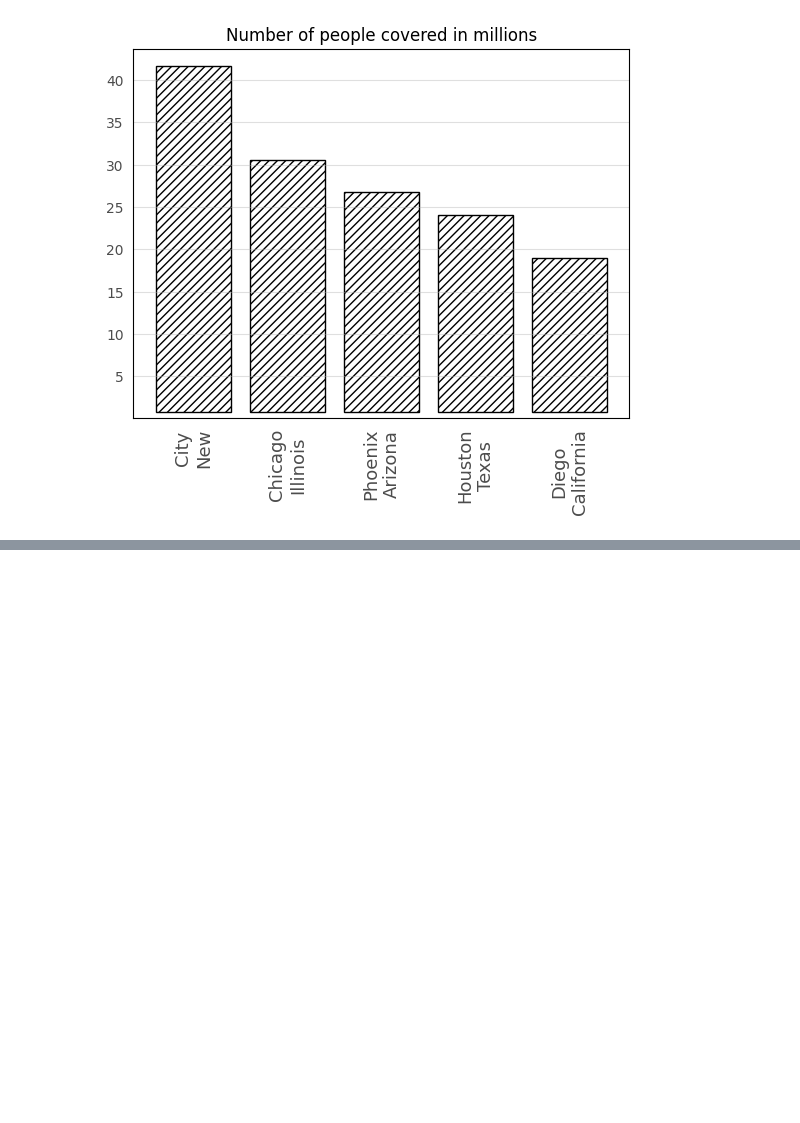
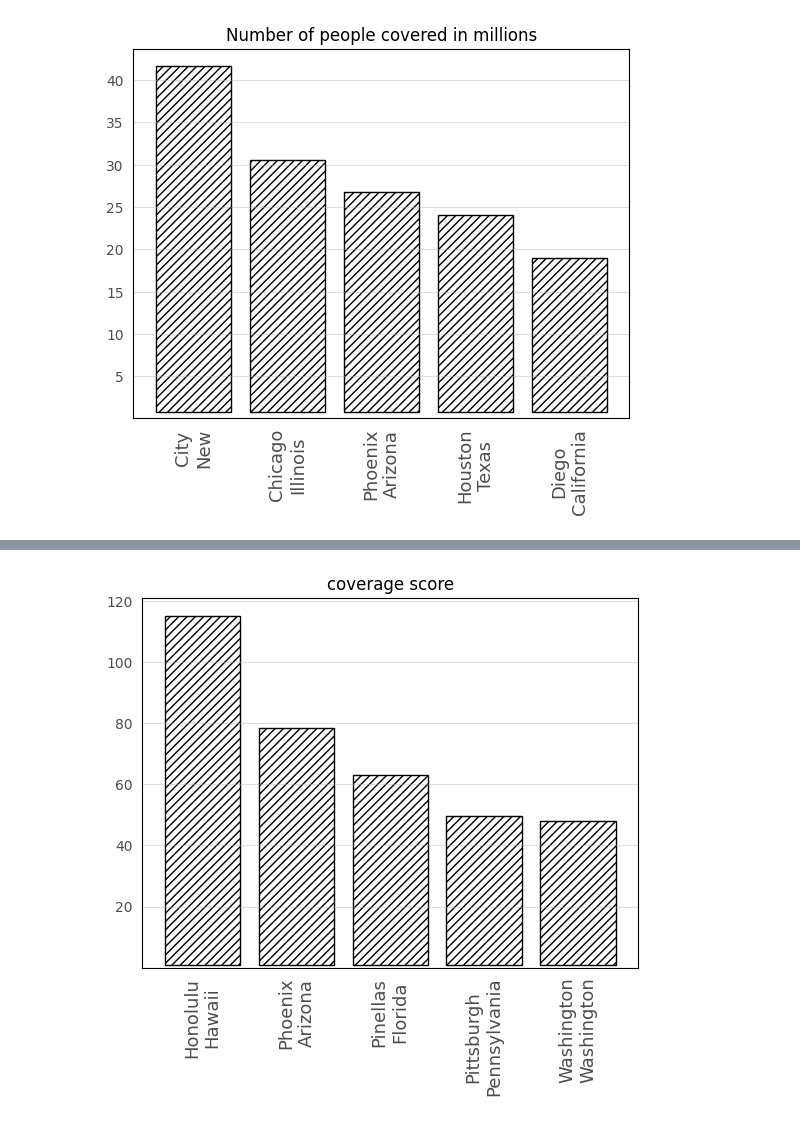
Before and after one commit to lauris-schleussner/Datascience2, a Jupyter notebook: general_data.ipynb, the cells around one changed output, grey strips where cells are left out. Drawn from its saved outputs; the diff is of its cells as text; code cells hidden in the pictures; blank space fills up the shorter version.

```diff
--- a/general_data.ipynb
+++ b/general_data.ipynb
@@ -237,0 +276,19 @@ plt.show()
+# %%
+df["coverage_score"] = df["percentage"] * df["stops"]
+
+df.sort_values("coverage_score", inplace = True, ascending = False)
+
+plt.bar(df["name"].tolist()[0:5], df["coverage_score"].to_list()[0:5], color = "white", edgecolor = "black", clip_on = False, bottom=[0.75]*5, hatch = "////")
+plt.xticks(rotation=90, ha='center', fontsize = 13, alpha = 0.7)
+plt.yticks(fontsize = 10, alpha = 0.7)
+plt.ylim(ymin=0)
+plt.grid(which = "major", axis = "y", alpha = 0.4)
+plt.box(True)
+plt.tick_params(bottom = False)
+plt.tick_params(left = False)
+plt.gca().yaxis.get_major_ticks()[0].label1.set_visible(False)
+plt.title("coverage score")
+
+plt.show()
+# %% [output]
+[figure, added]
```
Also changed, not shown: parts of 2 cells of this notebook.
